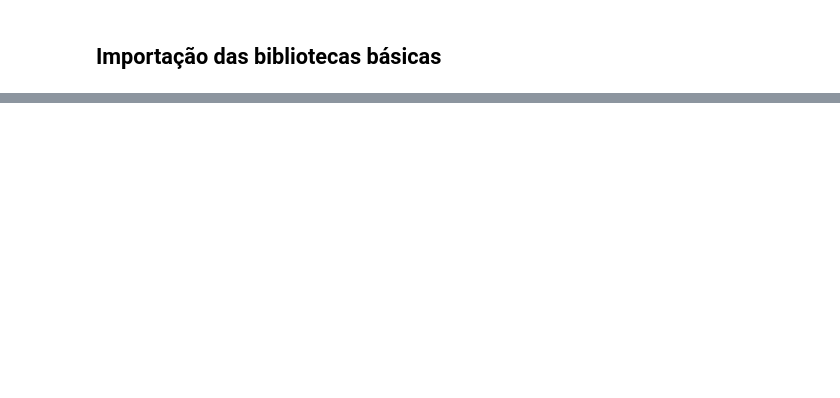
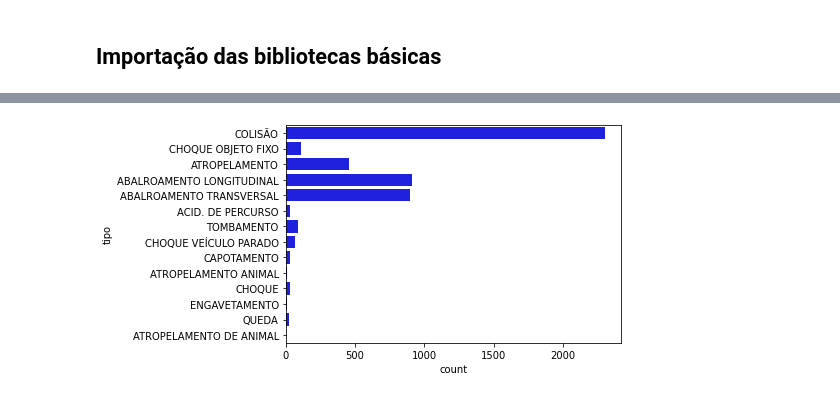
Before and after one commit to juliathemelo/machine_learning_random_forest_classifier, a Jupyter notebook: projeto3_pygil.ipynb, the cells around one changed output, grey strips where cells are left out. Drawn from its saved outputs; the diff is of its cells as text; code cells hidden in the pictures; blank space fills up the shorter version.

```diff
--- a/projeto3_pygil.ipynb
+++ b/projeto3_pygil.ipynb
@@ -75,0 +355,3 @@ plt.show()
+# %%
+vitimas_n = df.query('natureza_acidente == "COM VITÍMA"')
+vitimas_n.head()
@@ -75,0 +373,4 @@ plt.show()
+# %%
+sns.countplot(y = vitimas_n['tipo'], color="blue");
+# %% [output]
+[figure, added]
```
Also changed, not shown: parts of 85 cells of this notebook.
